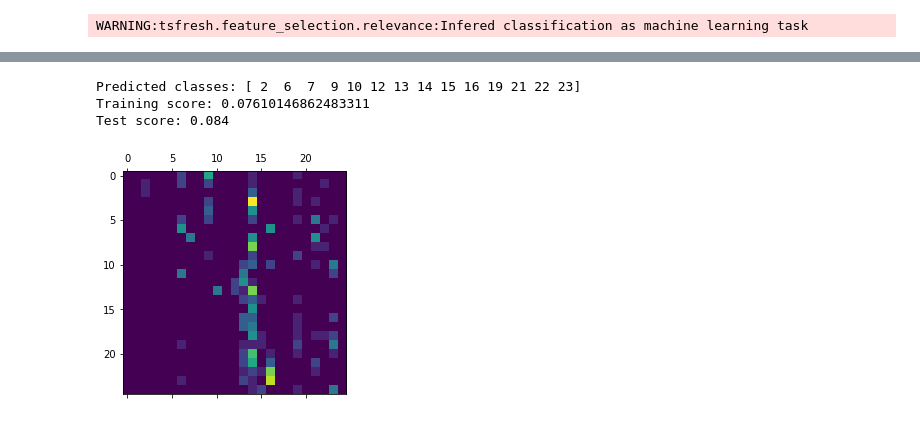
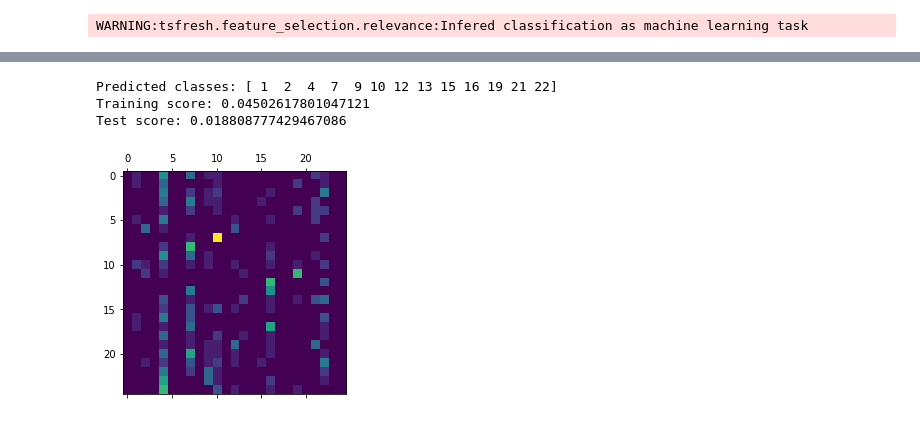
Before and after one commit to keenechin/magnetic-skin, a Jupyter notebook: classification.ipynb, the cells around one changed output, grey strips where cells are left out. Saved outputs shown, nothing was run; the diff lists cells and outputs as text; code cells hidden in the pictures.

```diff
--- a/classification.ipynb
+++ b/classification.ipynb
@@ -138,9 +231,9 @@ Test score: 0.584
 # %%
-mlp = MLPClassifier(solver = 'adam', hidden_layer_sizes=(38,38),max_iter=int(1e4),random_state=8)
+mlp = MLPClassifier(hidden_layer_sizes=(24,24),max_iter=int(1e10),random_state=8,tol=1e-10)
 mlp.fit(train_x,train_y)
 evalModel(mlp,train_x,train_y,test_x,test_y)
 # %% [output]
-Predicted classes: [ 2  6  7  9 10 12 13 14 15 16 19 21 22 23]
-Training score: 0.07610146862483311
-Test score: 0.084
+Predicted classes: [ 1  2  4  7  9 10 12 13 15 16 19 21 22]
+Training score: 0.04502617801047121
+Test score: 0.018808777429467086
-[figure, old version]
+[figure, new version]
```
Also changed, not shown: parts of 18 cells of this notebook.
